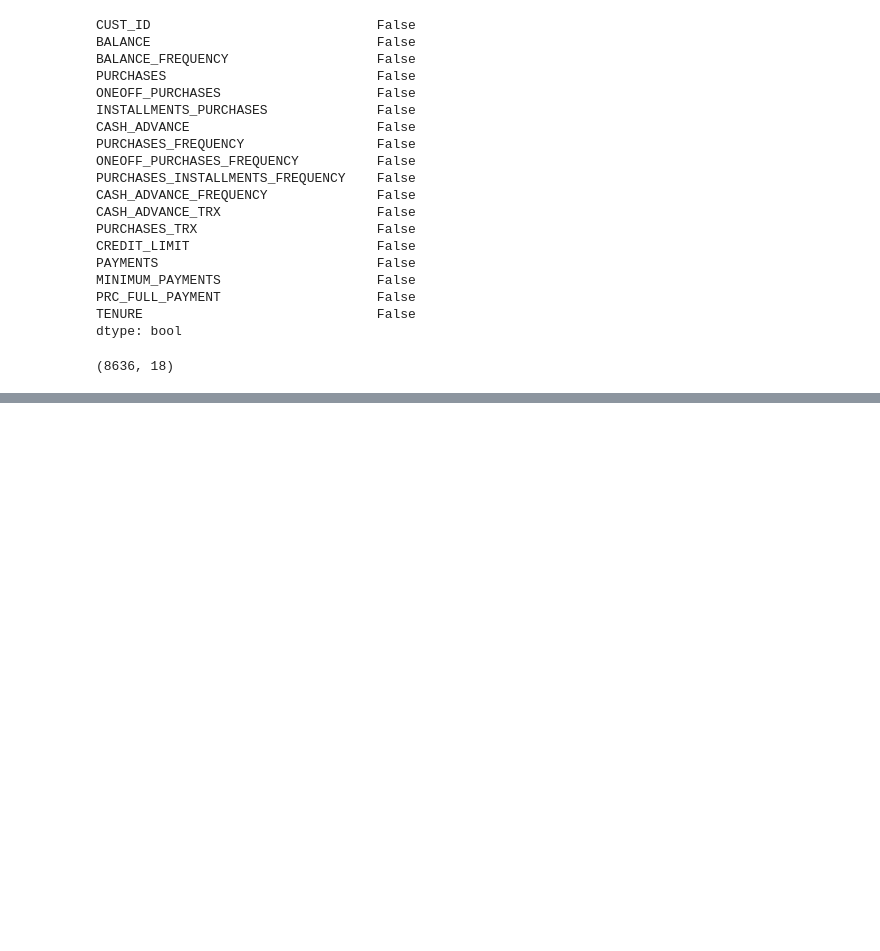
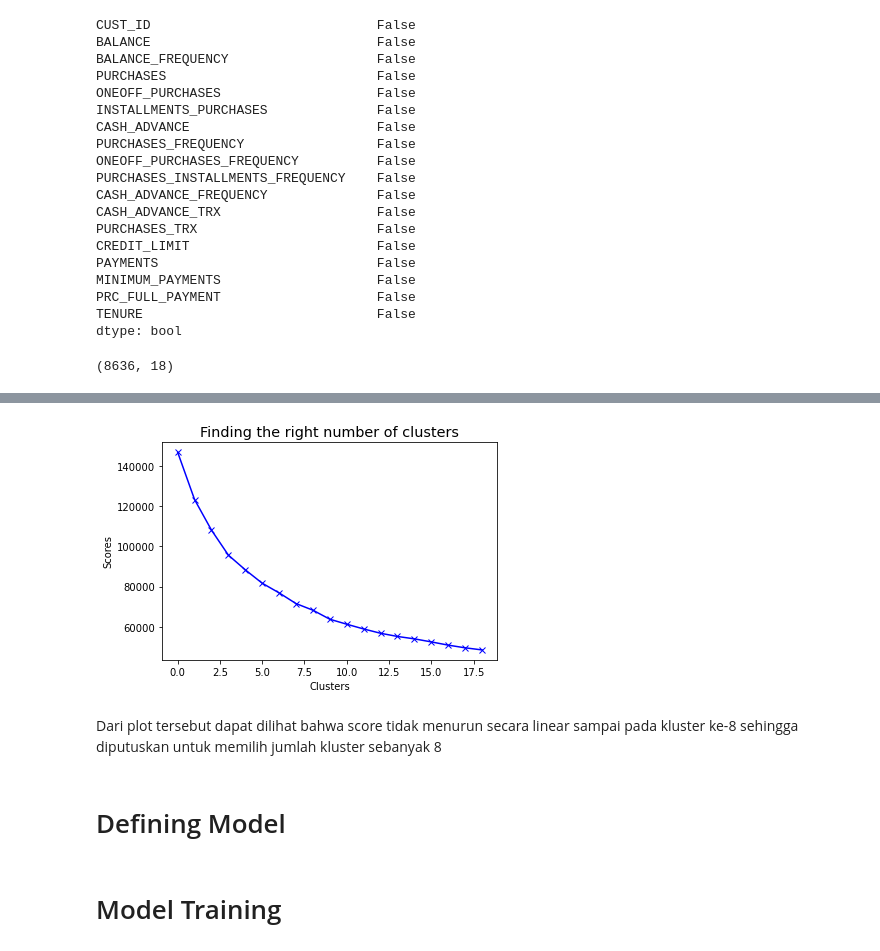
Before and after one commit to HelennaConstantia/PYTN_Kampus-Merdeka_FP4, a Jupyter notebook: PYTN_KampusMerdeka_fp4_Helenna-Constantia.ipynb, the cells around one changed output, grey strips where cells are left out. Drawn from its saved outputs; the diff is of its cells as text; code cells hidden in the pictures; blank space fills up the shorter version.

```diff
--- a/PYTN_KampusMerdeka_fp4_Helenna-Constantia.ipynb
+++ b/PYTN_KampusMerdeka_fp4_Helenna-Constantia.ipynb
@@ -156,0 +270,21 @@ df.shape
+# %%
+#mencari jumlah cluster yang optimal menggunakan elbow method
+scores_1 = []
+
+range_values = range(1,20)
+for i in range_values:
+    kmeans = KMeans(n_clusters=i)
+    kmeans.fit(df_train)
+    scores_1.append(kmeans.inertia_)
+plt.plot(scores_1, 'bx-')
+plt.style.use('ggplot')
+plt.title('Finding the right number of clusters')
+plt.xlabel('Clusters')
+plt.ylabel('Scores')
+plt.show()
+# %% [output]
+[figure, added]
+# %% [markdown]
+Dari plot tersebut dapat dilihat bahwa score tidak menurun secara linear sampai pada kluster ke-8 sehingga diputuskan untuk memilih jumlah kluster sebanyak 8
+# %% [markdown]
+# Defining Model
@@ -156,0 +293,2 @@ df.shape
+# %% [markdown]
+# Model Training
```
Also changed, not shown: parts of 27 cells of this notebook.
